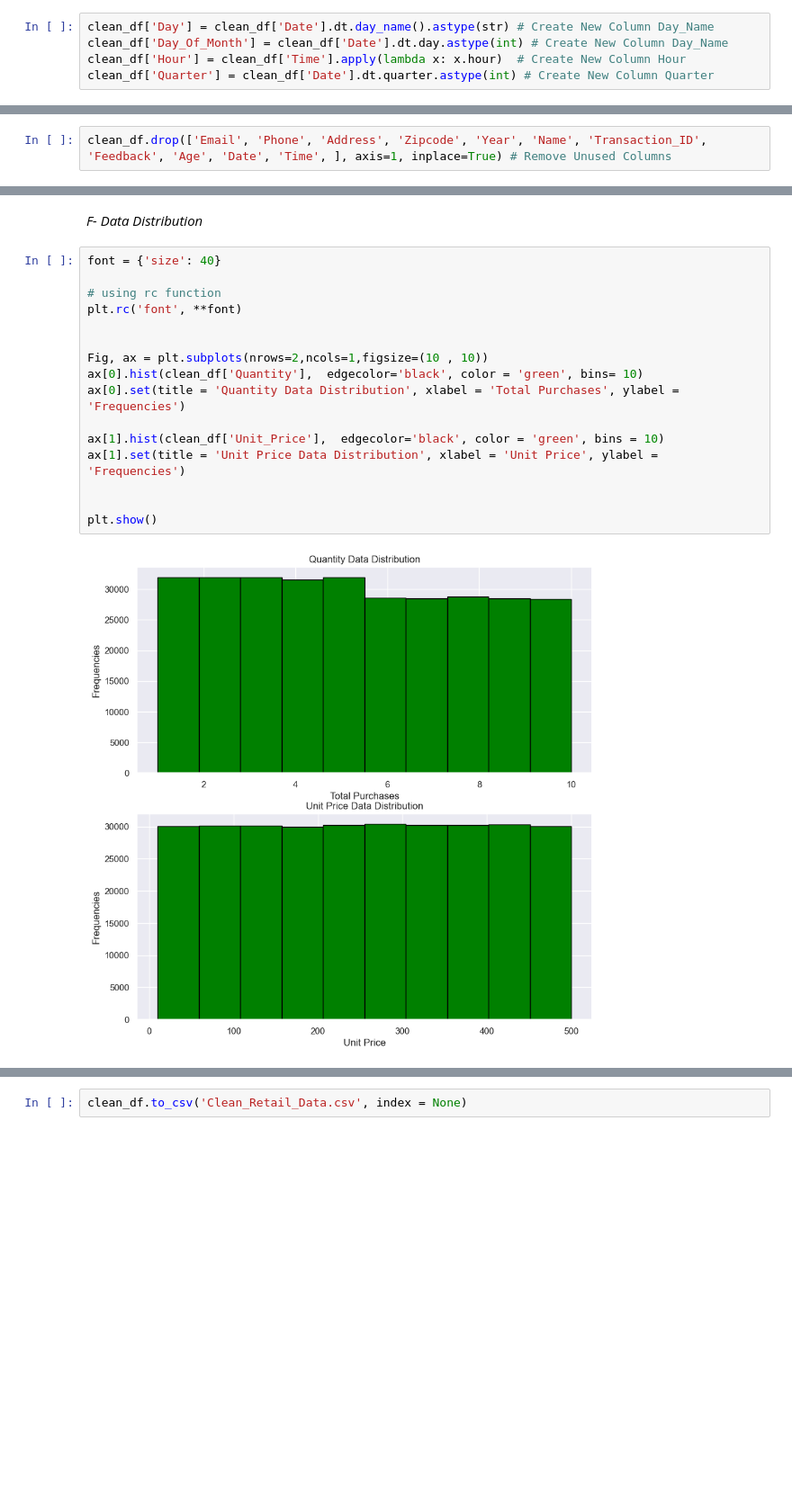
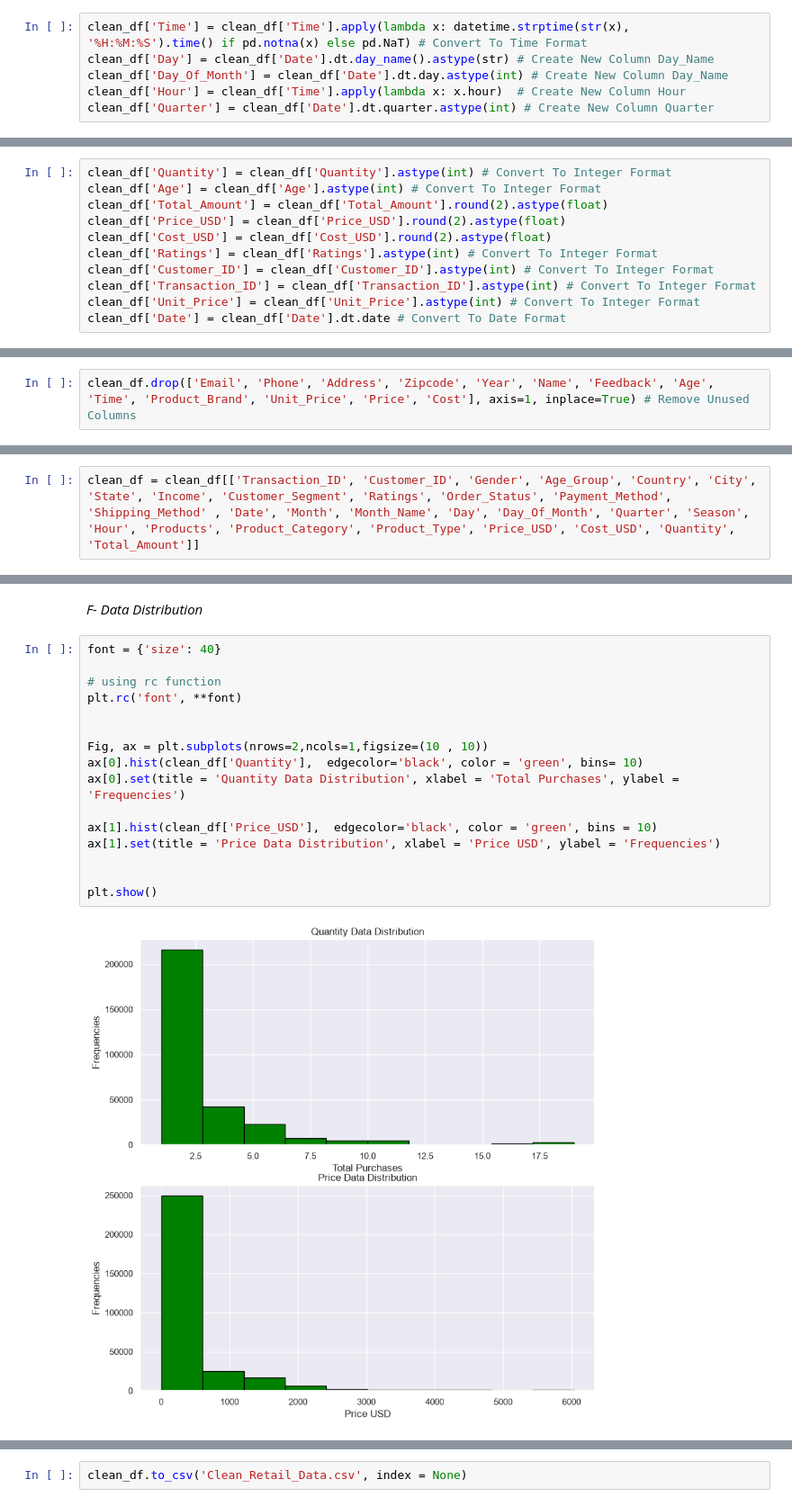
Before and after one commit to Osamah-Anmar-Sami/Retail-Analysis, a Jupyter notebook: DataCuration.ipynb, the cells around one changed output, grey strips where cells are left out. Shown at 90% size. Saved outputs shown, nothing was run; the diff lists cells and outputs as text; blank space fills up the shorter version.

Commit message:
Correct Gender, Product Category, Price, Quantity, Customer Information

```diff
--- a/DataCuration.ipynb
+++ b/DataCuration.ipynb
@@ -686,4 +2450,5 @@ clean_df['Gender'] = clean_df.set_index(['Customer_ID', 'Country', 'City']).inde
 # %%
+clean_df['Time'] = clean_df['Time'].apply(lambda x: datetime.strptime(str(x), '%H:%M:%S').time() if pd.notna(x) else pd.NaT) # Convert To Time Format
 clean_df['Day'] = clean_df['Date'].dt.day_name().astype(str) # Create New Column Day_Name
 clean_df['Day_Of_Month'] = clean_df['Date'].dt.day.astype(int) # Create New Column Day_Name
 clean_df['Hour'] = clean_df['Time'].apply(lambda x: x.hour)  # Create New Column Hour
@@ -740,0 +2514,11 @@ clean_df
+# %%
+clean_df['Quantity'] = clean_df['Quantity'].astype(int) # Convert To Integer Format
+clean_df['Age'] = clean_df['Age'].astype(int) # Convert To Integer Format
+clean_df['Total_Amount'] = clean_df['Total_Amount'].round(2).astype(float)
+clean_df['Price_USD'] = clean_df['Price_USD'].round(2).astype(float)
+clean_df['Cost_USD'] = clean_df['Cost_USD'].round(2).astype(float)
+clean_df['Ratings'] = clean_df['Ratings'].astype(int) # Convert To Integer Format
+clean_df['Customer_ID'] = clean_df['Customer_ID'].astype(int) # Convert To Integer Format
+clean_df['Transaction_ID'] = clean_df['Transaction_ID'].astype(int) # Convert To Integer Format
+clean_df['Unit_Price'] = clean_df['Unit_Price'].astype(int) # Convert To Integer Format
+clean_df['Date'] = clean_df['Date'].dt.date # Convert To Date Format
@@ -760,4 +2560,4 @@ clean_df
 # %% [markdown]
 **8-Remove Redundant Features**
 # %%
-clean_df.drop(['Email', 'Phone', 'Address', 'Zipcode', 'Year', 'Name', 'Transaction_ID', 'Feedback', 'Age', 'Date', 'Time', ], axis=1, inplace=True) # Remove Unused Columns
+clean_df.drop(['Email', 'Phone', 'Address', 'Zipcode', 'Year', 'Name', 'Feedback', 'Age', 'Time', 'Product_Brand', 'Unit_Price', 'Price', 'Cost'], axis=1, inplace=True) # Remove Unused Columns
@@ -763,0 +2580,2 @@ clean_df.drop(['Email', 'Phone', 'Address', 'Zipcode', 'Year', 'Name', 'Transact
+# %%
+clean_df = clean_df[['Transaction_ID', 'Customer_ID', 'Gender', 'Age_Group', 'Country', 'City', 'State', 'Income', 'Customer_Segment', 'Ratings', 'Order_Status', 'Payment_Method', 'Shipping_Method' , 'Date', 'Month', 'Month_Name', 'Day', 'Day_Of_Month', 'Quarter', 'Season', 'Hour', 'Products', 'Product_Category', 'Product_Type', 'Price_USD', 'Cost_USD', 'Quantity', 'Total_Amount']]
@@ -905,18 +2740,18 @@ Age_Group Is String
 # %%
 font = {'size': 40}
 
 # using rc function
 plt.rc('font', **font)
 
 
 Fig, ax = plt.subplots(nrows=2,ncols=1,figsize=(10 , 10))
 ax[0].hist(clean_df['Quantity'],  edgecolor='black', color = 'green', bins= 10)
 ax[0].set(title = 'Quantity Data Distribution', xlabel = 'Total Purchases', ylabel = 'Frequencies')
 
-ax[1].hist(clean_df['Unit_Price'],  edgecolor='black', color = 'green', bins = 10)
-ax[1].set(title = 'Unit Price Data Distribution', xlabel = 'Unit Price', ylabel = 'Frequencies')
+ax[1].hist(clean_df['Price_USD'],  edgecolor='black', color = 'green', bins = 10)
+ax[1].set(title = 'Price Data Distribution', xlabel = 'Price USD', ylabel = 'Frequencies')
 
 
 plt.show()
 # %% [output]
-[figure, old version]
+[figure, new version]
```
Also changed, not shown: parts of 76 cells of this notebook.
